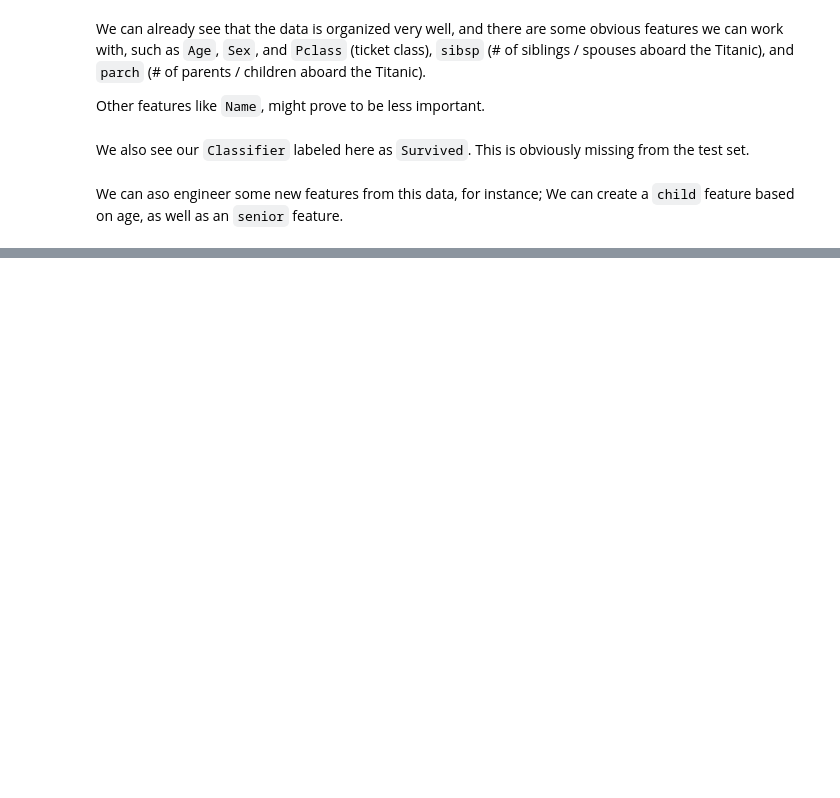
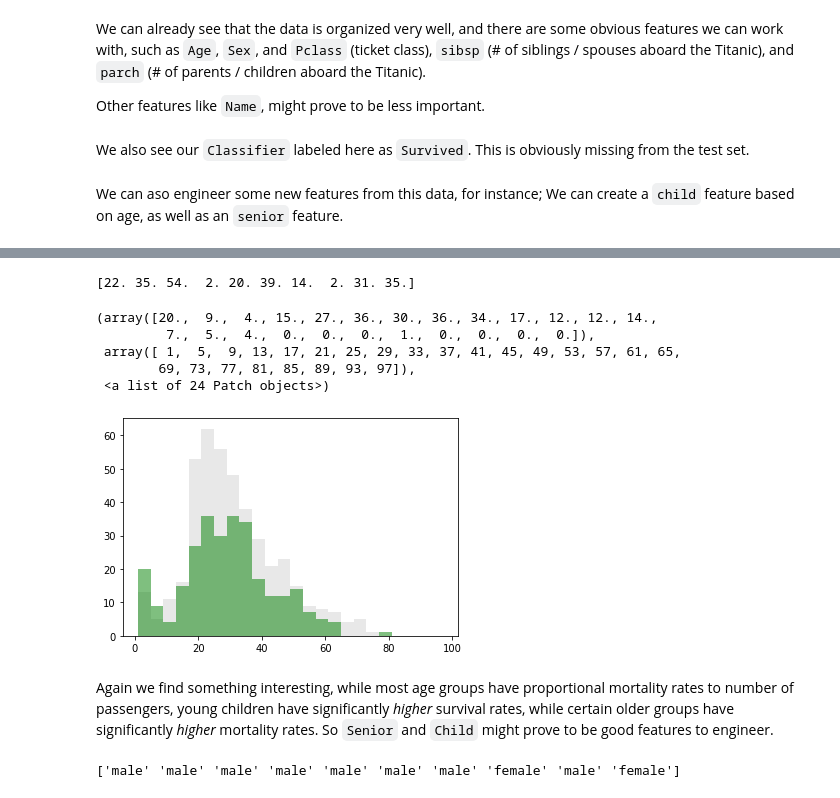
Before and after one commit to typekev/kaggle-titanic, a Jupyter notebook: Kaggle Titanic.ipynb, the cells around one changed output, grey strips where cells are left out. Drawn from its saved outputs; the diff is of its cells as text; code cells hidden in the pictures; blank space fills up the shorter version.

```diff
--- a/Kaggle Titanic.ipynb
+++ b/Kaggle Titanic.ipynb
@@ -70,0 +93,30 @@ We can aso engineer some new features from this data, for instance; We can creat
+# %%
+age_np = train[["Survived", "Age"]].values
+survivors_age = age_np[age_np[:,0] == 1,:][:,1]
+non_survivors_age = age_np[age_np[:,0] == 0,:][:,1]
+# remove NaN
+survivors_age = survivors_age[~np.isnan(survivors_age)]
+non_survivors_age = non_survivors_age[~np.isnan(non_survivors_age)]
+print(non_survivors_age[:10])
+# %% [output]
+[22. 35. 54.  2. 20. 39. 14.  2. 31. 35.]
+# %%
+age_bins = range(1, 100, 4)
+plt.hist(non_survivors_age, bins=age_bins, color="lightgrey", alpha=0.5)
+plt.hist(survivors_age, bins=age_bins, color="green", alpha=0.5)
+# %% [output]
+(array([20.,  9.,  4., 15., 27., 36., 30., 36., 34., 17., 12., 12., 14.,
+         7.,  5.,  4.,  0.,  0.,  0.,  1.,  0.,  0.,  0.,  0.]),
+ array([ 1,  5,  9, 13, 17, 21, 25, 29, 33, 37, 41, 45, 49, 53, 57, 61, 65,
+        69, 73, 77, 81, 85, 89, 93, 97]),
+ <a list of 24 Patch objects>)
+[figure, added]
+# %% [markdown]
+Again we find something interesting, while most age groups have proportional mortality rates to number of passengers, young children have significantly *higher* survival rates, while certain older groups have significantly *higher* mortality rates. So `Senior` and `Child` might prove to be good features to engineer.
+# %%
+sex_np = train[["Survived", "Sex"]].values
+survivors_sex = sex_np[sex_np[:,0] == 1,:][:,1]
+non_survivors_sex = sex_np[sex_np[:,0] == 0,:][:,1]
+print(non_survivors_sex[:10])
+# %% [output]
+['male' 'male' 'male' 'male' 'male' 'male' 'male' 'female' 'male' 'female']
```
Also changed, not shown: parts of 15 cells of this notebook.
